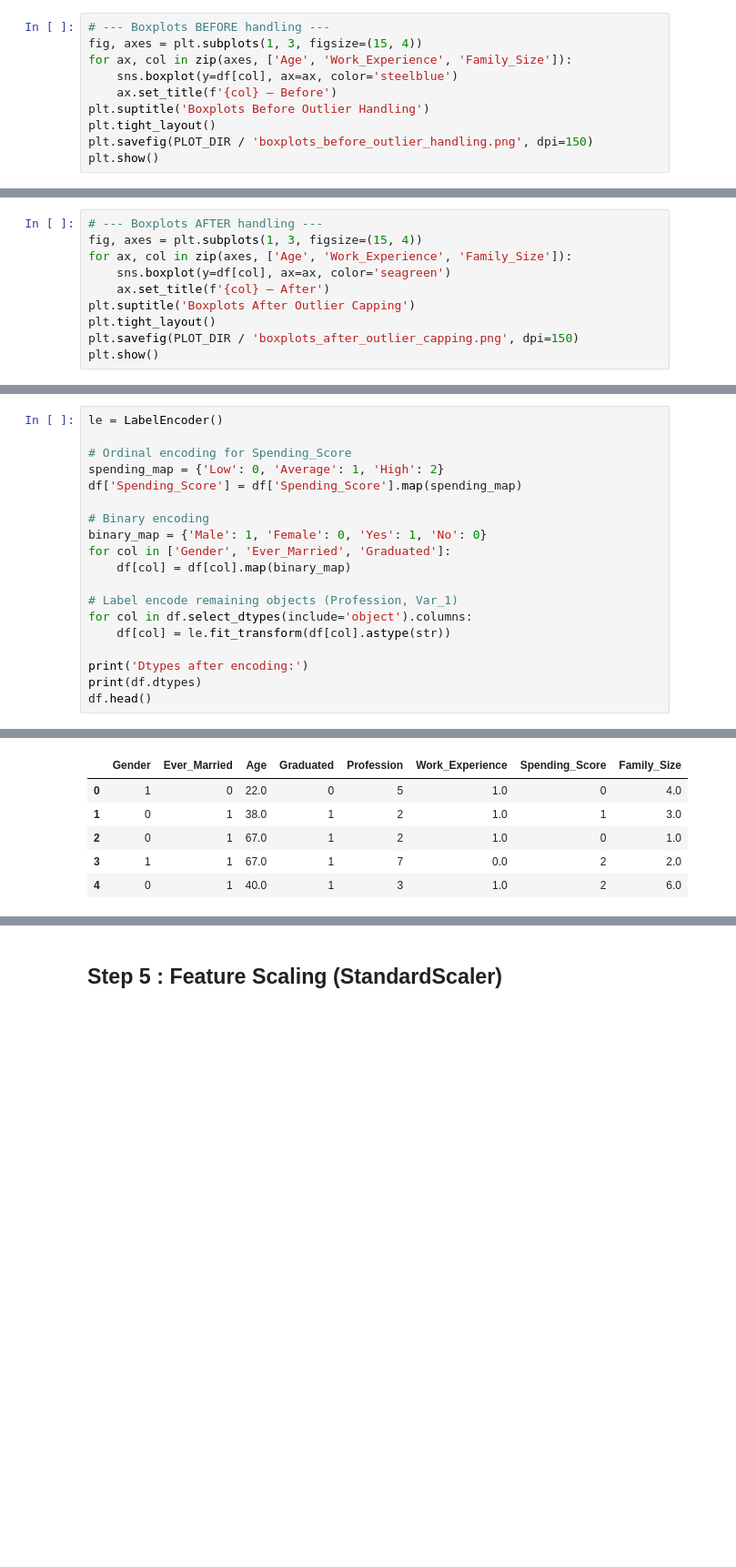
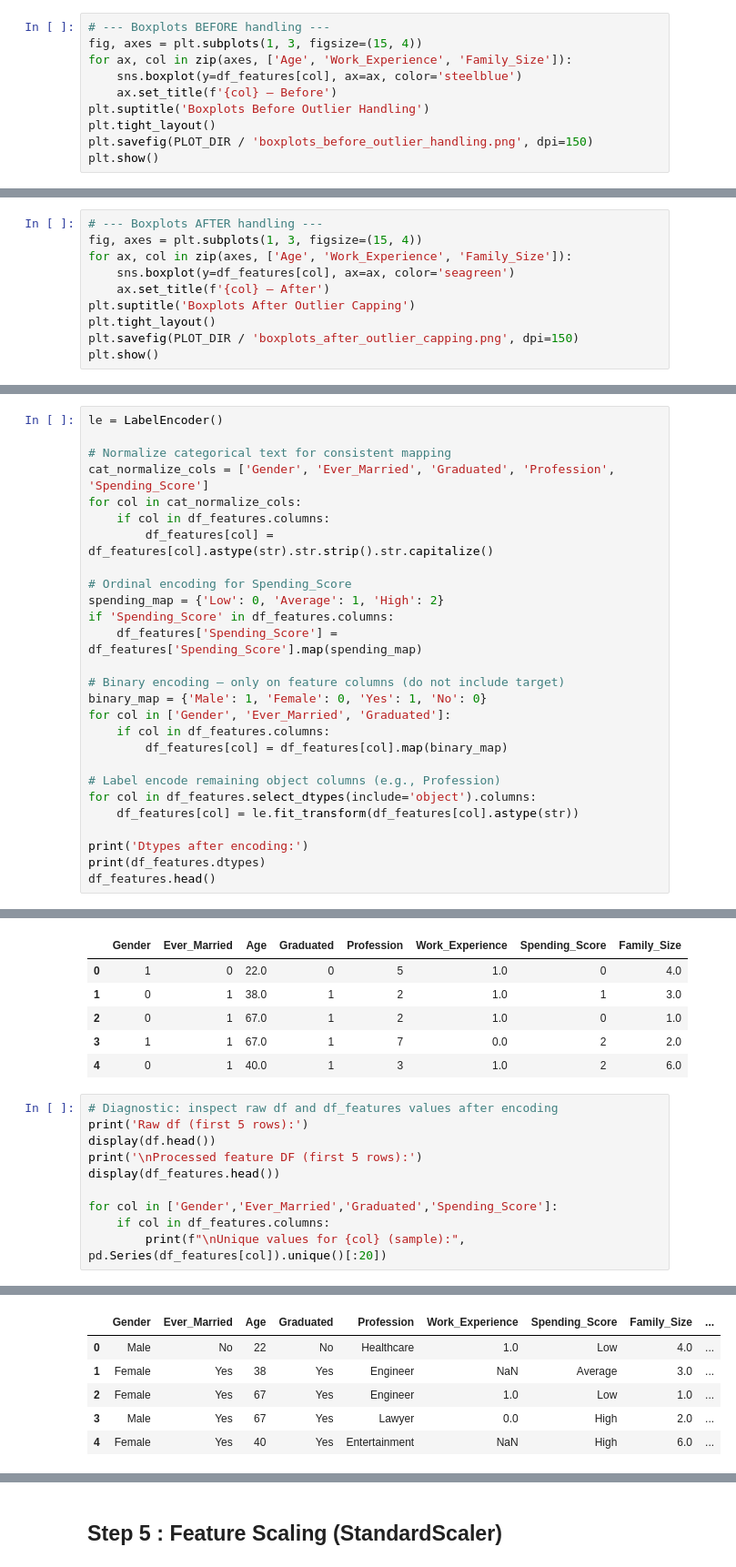
Before and after one commit to aashisrjl/customer-segmentation-purchace-Behaviour-Classification, a Jupyter notebook: notebooks/02_preprocessing.ipynb, the cells around one changed output, grey strips where cells are left out. Shown at 91% size. Cells and saved outputs as stored; diff of their text form; blank space fills up the shorter version.

```diff
--- a/notebooks/02_preprocessing.ipynb
+++ b/notebooks/02_preprocessing.ipynb
@@ -74,7 +90,7 @@ Missing after imputation: 0
 # --- Boxplots BEFORE handling ---
 fig, axes = plt.subplots(1, 3, figsize=(15, 4))
 for ax, col in zip(axes, ['Age', 'Work_Experience', 'Family_Size']):
-    sns.boxplot(y=df[col], ax=ax, color='steelblue')
+    sns.boxplot(y=df_features[col], ax=ax, color='steelblue')
     ax.set_title(f'{col} — Before')
 plt.suptitle('Boxplots Before Outlier Handling')
 plt.tight_layout()
@@ -105,7 +121,7 @@ Family_Size: 94 outliers capped  (lower=-1.0, upper=7.0)
 # --- Boxplots AFTER handling ---
 fig, axes = plt.subplots(1, 3, figsize=(15, 4))
 for ax, col in zip(axes, ['Age', 'Work_Experience', 'Family_Size']):
-    sns.boxplot(y=df[col], ax=ax, color='seagreen')
+    sns.boxplot(y=df_features[col], ax=ax, color='seagreen')
     ax.set_title(f'{col} — After')
 plt.suptitle('Boxplots After Outlier Capping')
 plt.tight_layout()
@@ -118,22 +134,30 @@ plt.show()
 # %%
 le = LabelEncoder()
 
+# Normalize categorical text for consistent mapping
+cat_normalize_cols = ['Gender', 'Ever_Married', 'Graduated', 'Profession', 'Spending_Score']
+for col in cat_normalize_cols:
+    if col in df_features.columns:
+        df_features[col] = df_features[col].astype(str).str.strip().str.capitalize()
+
 # Ordinal encoding for Spending_Score
 spending_map = {'Low': 0, 'Average': 1, 'High': 2}
-df['Spending_Score'] = df['Spending_Score'].map(spending_map)
+if 'Spending_Score' in df_features.columns:
+    df_features['Spending_Score'] = df_features['Spending_Score'].map(spending_map)
 
-# Binary encoding
+# Binary encoding — only on feature columns (do not include target)
 binary_map = {'Male': 1, 'Female': 0, 'Yes': 1, 'No': 0}
 for col in ['Gender', 'Ever_Married', 'Graduated']:
-    df[col] = df[col].map(binary_map)
+    if col in df_features.columns:
+        df_features[col] = df_features[col].map(binary_map)
 
-# Label encode remaining objects (Profession, Var_1)
-for col in df.select_dtypes(include='object').columns:
-    df[col] = le.fit_transform(df[col].astype(str))
+# Label encode remaining object columns (e.g., Profession)
+for col in df_features.select_dtypes(include='object').columns:
+    df_features[col] = le.fit_transform(df_features[col].astype(str))
 
 print('Dtypes after encoding:')
-print(df.dtypes)
-df.head()
+print(df_features.dtypes)
+df_features.head()
 # %% [output]
 Dtypes after encoding:
 Gender               int64
@@ -151,3 +175,14 @@ dtype: object
 | 2 | 0 | 1 | 67.0 | 1 | 2 | 1.0 | 0 | 1.0 |
 | 3 | 1 | 1 | 67.0 | 1 | 7 | 0.0 | 2 | 2.0 |
 | 4 | 0 | 1 | 40.0 | 1 | 3 | 1.0 | 2 | 6.0 |
+# %%
+# Diagnostic: inspect raw df and df_features values after encoding
+print('Raw df (first 5 rows):')
+display(df.head())
+print('\nProcessed feature DF (first 5 rows):')
+display(df_features.head())
+
+for col in ['Gender','Ever_Married','Graduated','Spending_Score']:
+    if col in df_features.columns:
+        print(f"\nUnique values for {col} (sample):", pd.Series(df_features[col]).unique()[:20])
+# %% [output]
@@ -153,0 +190,6 @@ dtype: object
+|  | Gender | Ever_Married | Age | Graduated | Profession | Work_Experience | Spending_Score | Family_Size | ... |
+| 0 | Male | No | 22 | No | Healthcare | 1.0 | Low | 4.0 | ... |
+| 1 | Female | Yes | 38 | Yes | Engineer | NaN | Average | 3.0 | ... |
+| 2 | Female | Yes | 67 | Yes | Engineer | 1.0 | Low | 1.0 | ... |
+| 3 | Male | Yes | 67 | Yes | Lawyer | 0.0 | High | 2.0 | ... |
+| 4 | Female | Yes | 40 | Yes | Entertainment | NaN | High | 6.0 | ... |
```
Also changed, not shown: parts of 12 cells of this notebook, 15 other files.
